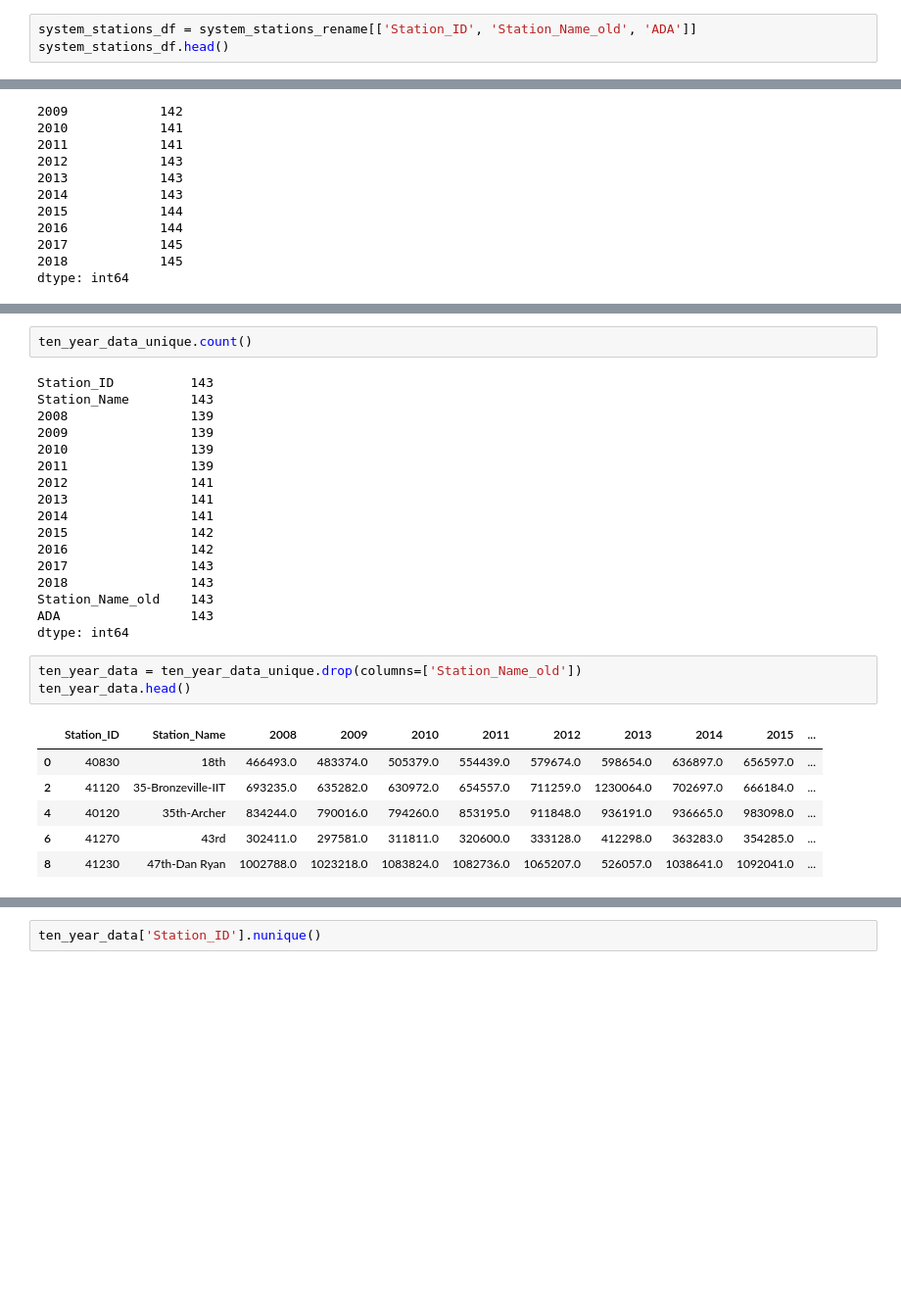
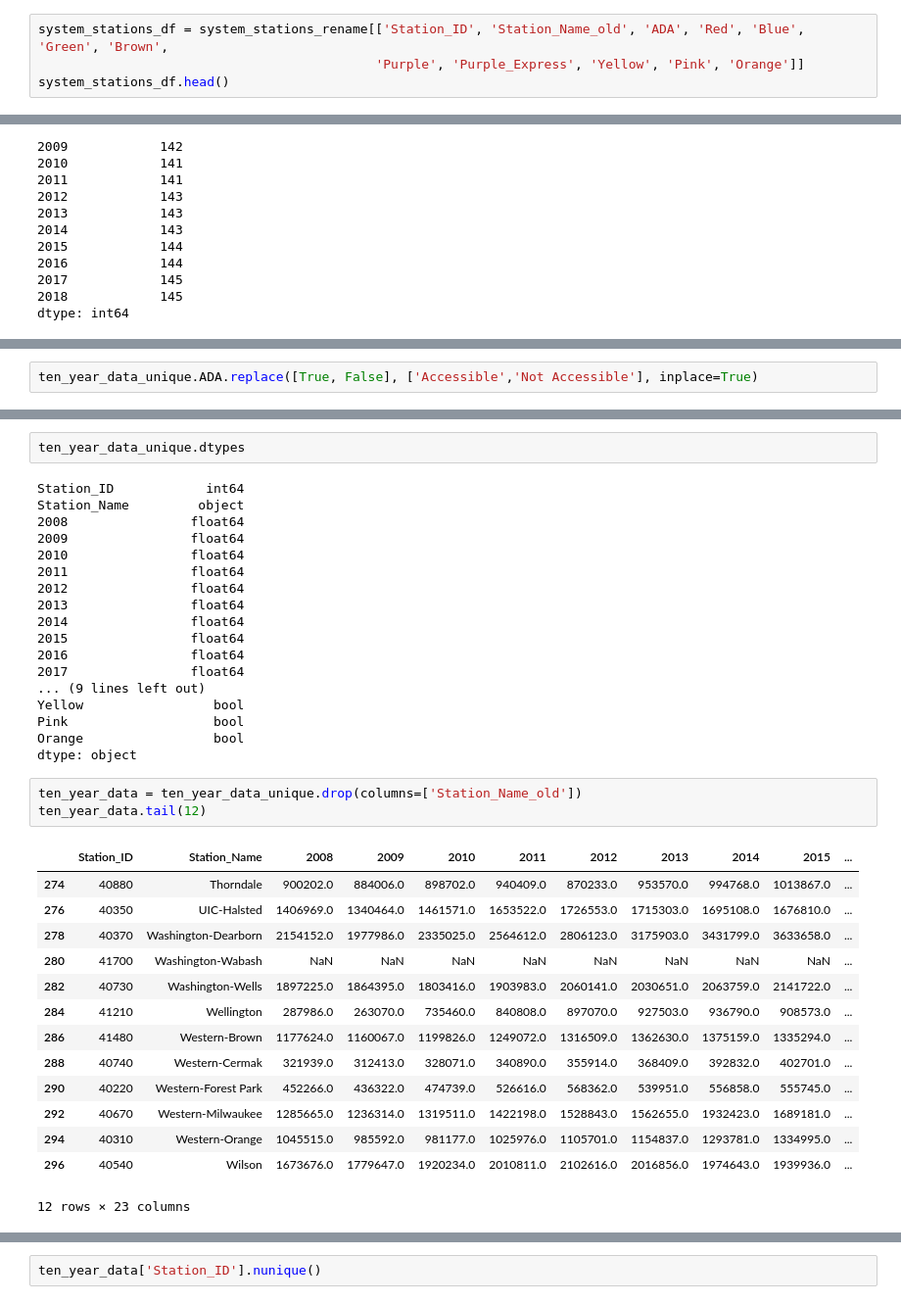
Before and after one commit to Atchub1/DataScience_Project2, a Jupyter notebook: New/Pandas/Data_2.ipynb, the cells around one changed output, grey strips where cells are left out. Shown at 98% size. Cells and saved outputs as stored; diff of their text form; blank space fills up the shorter version.

```diff
--- a/New/Pandas/Data_2.ipynb
+++ b/New/Pandas/Data_2.ipynb
@@ -178,4 +198,5 @@ system_stations_rename.head()
 # %%
-system_stations_df = system_stations_rename[['Station_ID', 'Station_Name_old', 'ADA']]
+system_stations_df = system_stations_rename[['Station_ID', 'Station_Name_old', 'ADA', 'Red', 'Blue', 'Green', 'Brown',
+                                            'Purple', 'Purple_Express', 'Yellow', 'Pink', 'Orange']]
 system_stations_df.head()
 # %% [output]
@@ -312,0 +341,2 @@ ten_year_data_unique.head()
+# %%
+ten_year_data_unique.ADA.replace([True, False], ['Accessible','Not Accessible'], inplace=True)
@@ -313,29 +358,38 @@ ten_year_data_unique.head()
 # %%
-ten_year_data_unique.count()
+ten_year_data_unique.dtypes
 # %% [output]
-Station_ID          143
-Station_Name        143
-2008                139
-2009                139
-2010                139
-2011                139
-2012                141
-2013                141
-2014                141
-2015                142
-2016                142
-2017                143
-2018                143
-Station_Name_old    143
-ADA                 143
-dtype: int64
+Station_ID            int64
+Station_Name         object
+2008                float64
+2009                float64
+2010                float64
+2011                float64
+2012                float64
+2013                float64
+2014                float64
+2015                float64
+2016                float64
+2017                float64
+... (9 lines left out)
+Yellow                 bool
+Pink                   bool
+Orange                 bool
+dtype: object
 # %%
 ten_year_data = ten_year_data_unique.drop(columns=['Station_Name_old'])
-ten_year_data.head()
+ten_year_data.tail(12)
 # %% [output]
 |  | Station_ID | Station_Name | 2008 | 2009 | 2010 | 2011 | 2012 | 2013 | 2014 | 2015 | ... |
-| 0 | 40830 | 18th | 466493.0 | 483374.0 | 505379.0 | 554439.0 | 579674.0 | 598654.0 | 636897.0 | 656597.0 | ... |
-| 2 | 41120 | 35-Bronzeville-IIT | 693235.0 | 635282.0 | 630972.0 | 654557.0 | 711259.0 | 1230064.0 | 702697.0 | 666184.0 | ... |
-| 4 | 40120 | 35th-Archer | 834244.0 | 790016.0 | 794260.0 | 853195.0 | 911848.0 | 936191.0 | 936665.0 | 983098.0 | ... |
-| 6 | 41270 | 43rd | 302411.0 | 297581.0 | 311811.0 | 320600.0 | 333128.0 | 412298.0 | 363283.0 | 354285.0 | ... |
-| 8 | 41230 | 47th-Dan Ryan | 1002788.0 | 1023218.0 | 1083824.0 | 1082736.0 | 1065207.0 | 526057.0 | 1038641.0 | 1092041.0 | ... |
+| 274 | 40880 | Thorndale | 900202.0 | 884006.0 | 898702.0 | 940409.0 | 870233.0 | 953570.0 | 994768.0 | 1013867.0 | ... |
+| 276 | 40350 | UIC-Halsted | 1406969.0 | 1340464.0 | 1461571.0 | 1653522.0 | 1726553.0 | 1715303.0 | 1695108.0 | 1676810.0 | ... |
+| 278 | 40370 | Washington-Dearborn | 2154152.0 | 1977986.0 | 2335025.0 | 2564612.0 | 2806123.0 | 3175903.0 | 3431799.0 | 3633658.0 | ... |
+| 280 | 41700 | Washington-Wabash | NaN | NaN | NaN | NaN | NaN | NaN | NaN | NaN | ... |
+| 282 | 40730 | Washington-Wells | 1897225.0 | 1864395.0 | 1803416.0 | 1903983.0 | 2060141.0 | 2030651.0 | 2063759.0 | 2141722.0 | ... |
+| 284 | 41210 | Wellington | 287986.0 | 263070.0 | 735460.0 | 840808.0 | 897070.0 | 927503.0 | 936790.0 | 908573.0 | ... |
+| 286 | 41480 | Western-Brown | 1177624.0 | 1160067.0 | 1199826.0 | 1249072.0 | 1316509.0 | 1362630.0 | 1375159.0 | 1335294.0 | ... |
+| 288 | 40740 | Western-Cermak | 321939.0 | 312413.0 | 328071.0 | 340890.0 | 355914.0 | 368409.0 | 392832.0 | 402701.0 | ... |
+| 290 | 40220 | Western-Forest Park | 452266.0 | 436322.0 | 474739.0 | 526616.0 | 568362.0 | 539951.0 | 556858.0 | 555745.0 | ... |
+| 292 | 40670 | Western-Milwaukee | 1285665.0 | 1236314.0 | 1319511.0 | 1422198.0 | 1528843.0 | 1562655.0 | 1932423.0 | 1689181.0 | ... |
+| 294 | 40310 | Western-Orange | 1045515.0 | 985592.0 | 981177.0 | 1025976.0 | 1105701.0 | 1154837.0 | 1293781.0 | 1334995.0 | ... |
+| 296 | 40540 | Wilson | 1673676.0 | 1779647.0 | 1920234.0 | 2010811.0 | 2102616.0 | 2016856.0 | 1974643.0 | 1939936.0 | ... |
+12 rows × 23 columns
```
Also changed, not shown: parts of 28 cells of this notebook, 5 other files.
